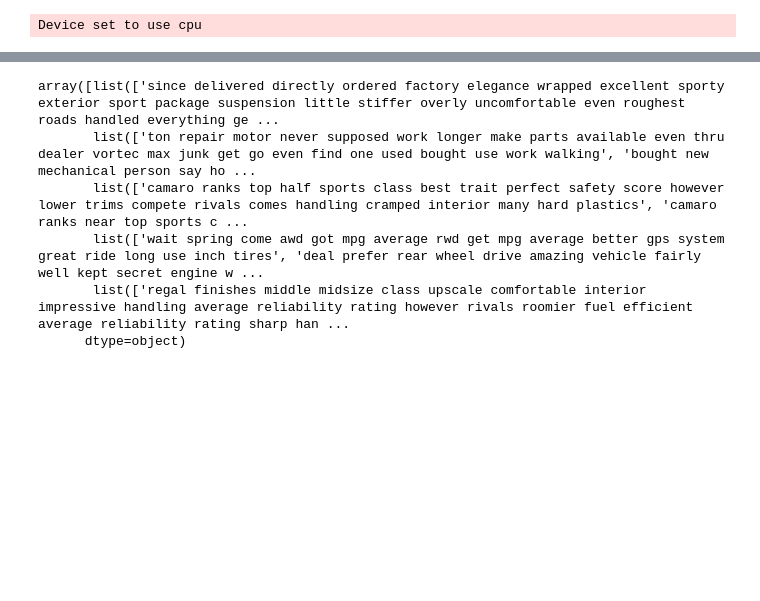
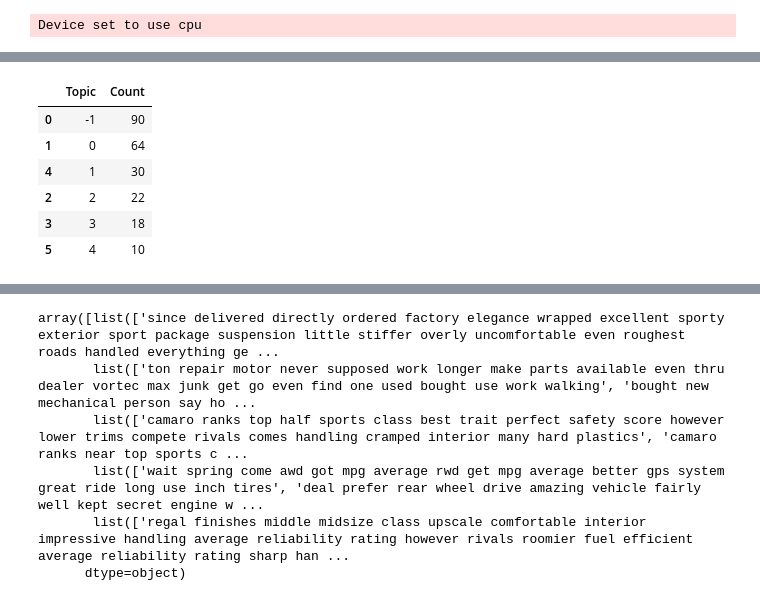
Before and after one commit to MaryKavalion/TopicModelling, a Jupyter notebook: exploration/bertopic.ipynb, the cells around one changed output, grey strips where cells are left out. Saved outputs shown, nothing was run; the diff lists cells and outputs as text; code cells hidden in the pictures; blank space fills up the shorter version.

```diff
--- a/exploration/bertopic.ipynb
+++ b/exploration/bertopic.ipynb
@@ -207,0 +226,10 @@ ValueError: Mime type rendering requires nbformat>=4.2.0 but it is not installed
+# %%
+topic_model.get_topic_freq()
+# %% [output]
+|  | Topic | Count |
+| 0 | -1 | 90 |
+| 1 | 0 | 64 |
+| 4 | 1 | 30 |
+| 2 | 2 | 22 |
+| 3 | 3 | 18 |
+| 5 | 4 | 10 |
```
Also changed, not shown: parts of 17 cells of this notebook.
